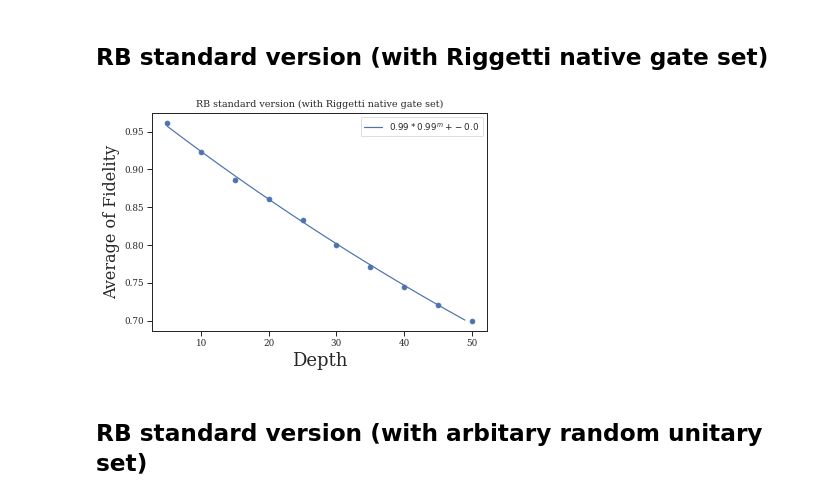
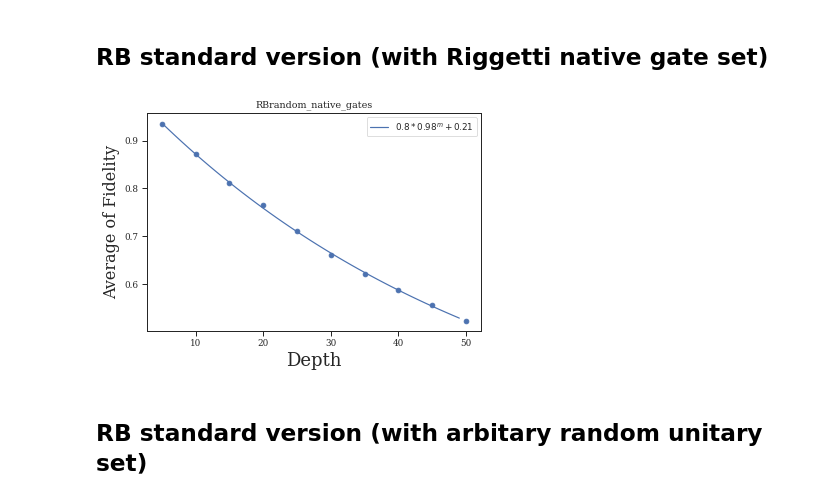
Before and after one commit to mmehrani/Randomized_Benchmarking_protocol, a Jupyter notebook: Bench_machine.ipynb, the cells around one changed output. Saved outputs shown, nothing was run; the diff lists cells and outputs as text; code cells hidden in the pictures.

```diff
--- a/Bench_machine.ipynb
+++ b/Bench_machine.ipynb
@@ -152,19 +121,0 @@ np.save( os.path.join(path,'rb_native_standard_{}_err_layers.npy'.format(max_lay
-# %%
-avg_rng_fdlty_arr = np.array( avg_rng_fdlty_list )
-popt_rng, pcov_rng = curve_fit(decay_func, ordered_layers_arr, avg_rng_fdlty_arr, bounds=([0,0,-10], [1., 10., 0.]))
-
-fig = plt.figure()
-ax = fig.add_subplot()
-
-ax.scatter(ordered_layers, avg_rng_fdlty_list)
-ax.plot(between_layers, decay_func(between_layers, *popt_rng), label = r'${1}*{0}^m+{2}$'.format(*np.round(popt_rng,2)))
-
-plt.xlabel('Depth', fontsize=18)
-plt.ylabel('Average of Fidelity', fontsize=16)
-plt.title('RB standard version (with Riggetti native gate set)')
-
-plt.legend()
-
-fig.savefig('RB_std_native_gates.png')
-# %% [output]
-[figure, removed]
@@ -178,2 +124,7 @@ fig.savefig('RB_std_native_gates.png')
+# %%
+popt_native, pcov_native = extrapolate_decay_func(avg_native_fdlty_arr, err_native_fdlty_arr)
+plot_decay(avg_native_fdlty_arr, popt_native, pcov_native, 'random_native_gates')
+# %% [output]
+[figure, added]
 # %% [markdown]
 ## RB standard version (with arbitary random unitary set)
```
Also changed, not shown: parts of 30 cells of this notebook, 6 other files.
